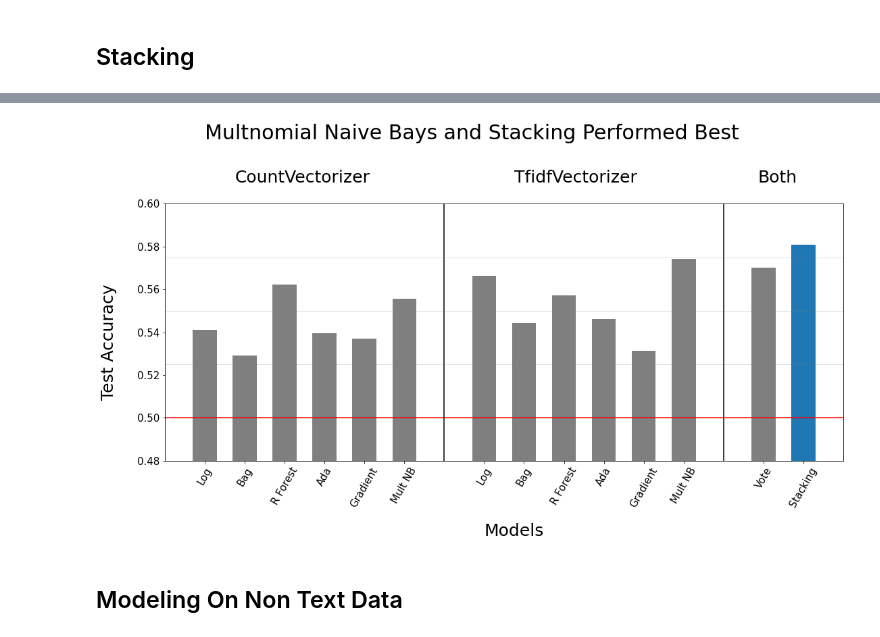
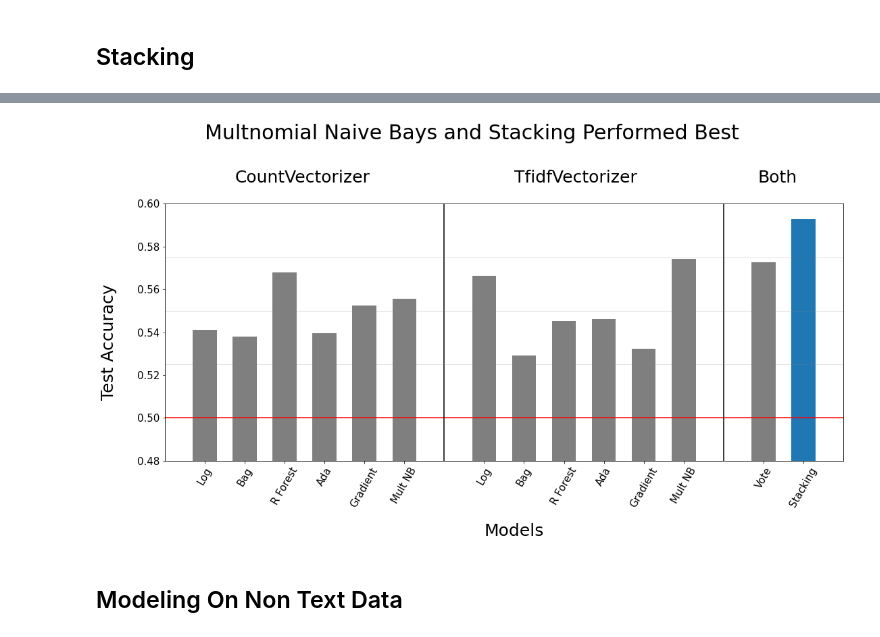
Before and after one commit to jguo052/NLP-Subreddit-Classification, a Jupyter notebook: 03_modeling.ipynb, the cells around one changed output, grey strips where cells are left out. Drawn from its saved outputs; the diff is of its cells as text; code cells hidden in the pictures.

Commit message:
Slightly better model performance. Revised Summative image

```diff
--- a/03_modeling.ipynb
+++ b/03_modeling.ipynb
@@ -515,17 +513,28 @@ tuned_models = [log_cvec_gs, bag_cvec_gs, rf_cvec_gs, ada_cvec_gs, gb_cvec_gs, n
+# %%
+# names for pipes for VotingClassifier
+top_pipe_names = ['rfc', 'gbc', 'nbc', 'logt','nbt']
+
+# pipes for VotingClassifier
+top_pipes = [rf_cvec_pipe, gb_cvec_pipe, nb_cvec_pipe,
+         log_tvec_pipe, nb_tvec_pipe]
+
+# pregridsearched models with hyperparameters tuned
+top_models = [rf_cvec_gs, gb_cvec_gs, nb_cvec_gs,
+                log_tvec_gs, nb_tvec_gs]
 # %%
 # aliases and pipes for voting classifers
-pipe_tuples = list(zip(pipe_names, pipes))
-voters = VotingClassifier(pipe_tuples)
+top_pipe_tuples = list(zip(top_pipe_names, top_pipes))
+voters = VotingClassifier(top_pipe_tuples)
 
 # voting model paramters
 voter_params = {}
 
 # collect hyperparameters from gridsearch fits for voting classifier
-for i, model in enumerate(tuned_models):
+for i, model in enumerate(top_models):
     for param_name, param_val in model.best_params_.items():
         # make sure hyperparameter names are of the form
         # (pipe name)__(transformer or estimatorname)__(parameter name)
-        voter_param_name = pipe_names[i] + '__' + param_name
+        voter_param_name = top_pipe_names[i] + '__' + param_name
         voter_params[voter_param_name] = [param_val]
 # %%
 # fit voting classifier over best found parameters
@@ -617,0 +606,18 @@ model_scores = [model.score(X_test, y_test) for model in all_models]
+# %%
+# summative bar chart on model performances
+# bar labels
+model_names = ['Log', 'Bag', 'R Forest', 'Ada', 'Gradient', 'Mult NB', 'Vote', 'Stacking']
+
+# pregridsearched models with hyperparameters tuned
+all_models = [log_cvec_gs, bag_cvec_gs, rf_cvec_gs, ada_cvec_gs, gb_cvec_gs, nb_cvec_gs,
+                log_tvec_gs, bag_tvec_gs, rf_tvec_gs, ada_tvec_gs, gb_tvec_gs, nb_tvec_gs,
+                vote_gs, stack]
+
+# accuracy scores for each classification model
+all_scores = [model.score(X_test, y_test) for model in all_models]
+
+# scores of unused models
+unused_scores = [0 if i in [2,4,5,6,11,13] else all_scores[i] for i in range(len(all_scores))]
+
+# scores of models used for stacking
+level_1_scores = [all_scores[i] for i in [2,4,5,6,11]]
@@ -629,7 +688,7 @@ plt.xticks(x_vals, labels = x_labels, rotation = 60, size = 15)
 plt.yticks(size = 15)
 
 # plot the bars
-plt.bar(x_vals, model_scores, width = 0.6, color = 'tab:grey')
+plt.bar(x_vals, all_scores, width = 0.6, color = 'tab:grey')
 
 # shape axes and create axes labels
 plt.xlim([0,17])
@@ -637,36 +696,36 @@ plt.ylim([0.48,0.6])
 plt.text(s = 'Models', size = 25, x= 8, y = 0.445)
 plt.text(s = 'Test Accuracy', size = 25, rotation = 90, x = -1.6, y = 0.51);
 
 # baseline accuracy
 plt.axhline(0.5, color = 'red')
 
 # plot subdivisions
 plt.axvline(7, color = 'black')
 plt.axvline(14, color = 'black')
 
 # subdivision titles
 plt.text(s = 'CountVectorizer', size = 25, x= 1.75, y = 0.61)
 plt.text(s = 'TfidfVectorizer', size = 25, x= 8.75, y = 0.61)
 plt.text(s = 'Both', size = 25, x= 14.85, y = 0.61)
 
 
 # highlight production model
-plt.bar(16, model_scores[-1], width = 0.6, color = 'tab:blue')
+plt.bar(16, all_scores[-1], width = 0.6, color = 'tab:blue')
 
 # highlight runneru-ups
 #runner_ups = [model_scores[i] for i in [2,6,11,12]]
 #plt.bar([3,8,13,15], runner_ups, width = 0.6, color = 'tab:blue', alpha = 0.3)
 
 
 # grid
 plt.axhline(0.525, color = 'gray', alpha = 0.5, linewidth = 0.5)
 plt.axhline(0.55, color = 'gray', alpha = 0.5, linewidth = 0.5)
 plt.axhline(0.575, color = 'gray', alpha = 0.5, linewidth = 0.5);
 
 #plt.tight_layout()
-plt.savefig('images/iteration_scores.png');
+#plt.savefig('images/iteration_scores.png');
 # %% [output]
-[figure, old version]
+[figure, new version]
 # %% [markdown]
 ## Modeling On Non Text Data
 # %%
```
Also changed, not shown: parts of 30 cells of this notebook, 3 other files.
